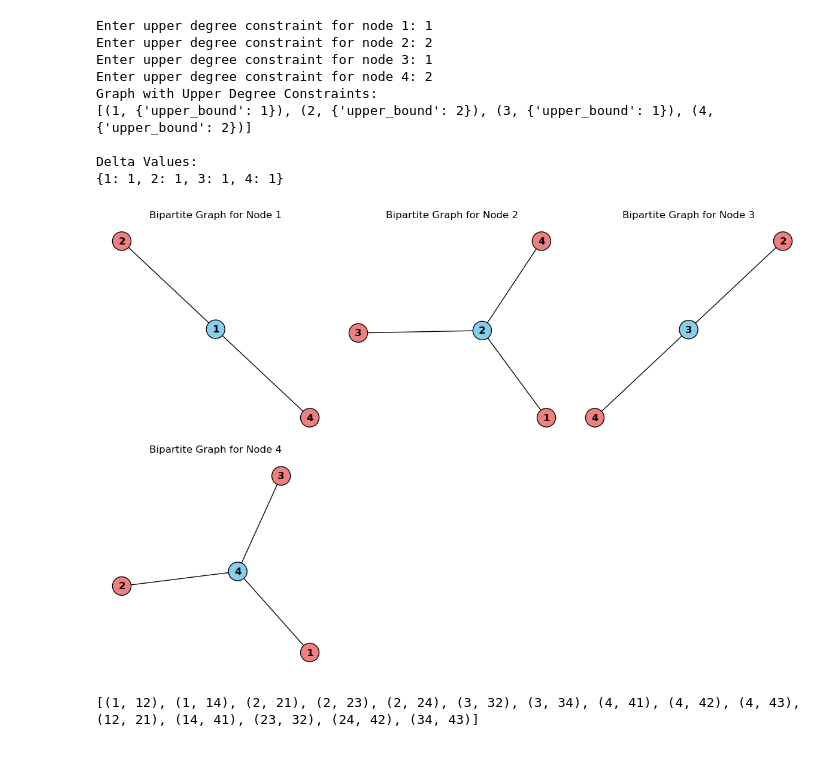
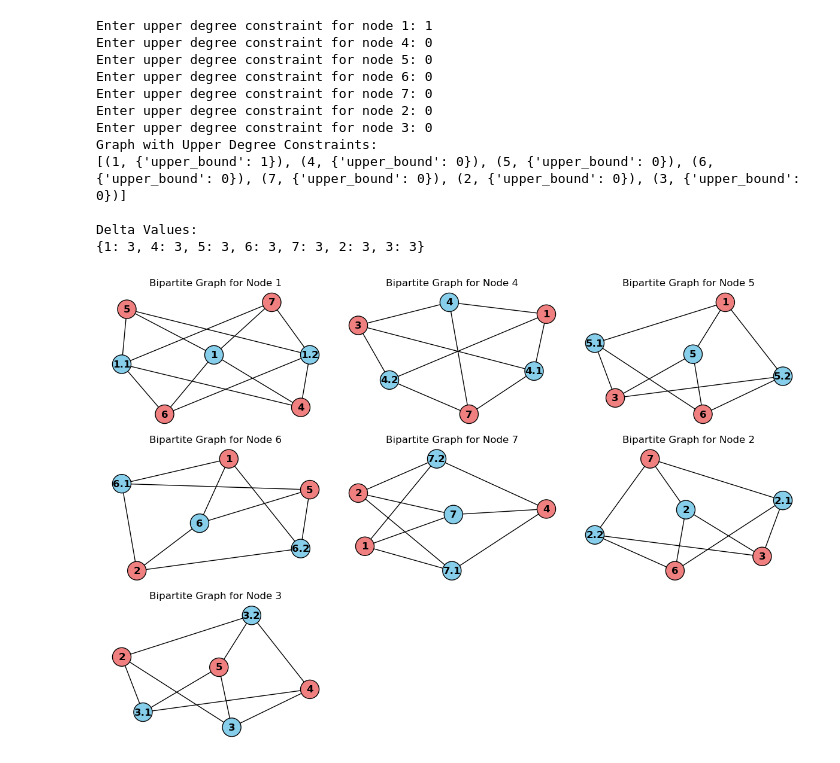
Before and after one commit to vinothvk99/Defensive-Alliance-with-Signed-Graph, a Jupyter notebook: Meeting_4/UDCS.ipynb, the cells around one changed output. Cells and saved outputs as stored; diff of their text form; code cells hidden in the pictures.

```diff
--- a/Meeting_4/UDCS.ipynb
+++ b/Meeting_4/UDCS.ipynb
@@ -73,9 +73,11 @@ def create_bipartite_graph(node, delta, degree, grp, graph_dict):
         # checking subgraph edges is same as individual node value
         if primary_edge == node:
             # created edges for entire graph
+#             edge = (primary_edge, (str(node) +"->"+ str(secondary_edge)))
             edge = (primary_edge, int(str(node) + str(secondary_edge)))
         else:
             # created edges for entire graph
+#             edge = (primary_edge, (str(node) +"->"+ str(secondary_edge)))
             edge = (primary_edge, int(str(node) + str(secondary_edge)))
 
         #appending edges
@@ -83,12 +85,12 @@ def create_bipartite_graph(node, delta, degree, grp, graph_dict):
     return (bipartite_graph, node)
 
 
-def display_all_bipartite_graphs(bipartite_graphs):
+def display_all_bipartite_graphs(bipartite_graphs, n):
 
     plt.figure(figsize=(12, 8))
 
     for i, (bipartite_graph, node) in enumerate(bipartite_graphs):
-        plt.subplot(2, 3, i + 1)
+        plt.subplot(int(len(n)/2), 3, i + 1)
         pos = nx.spring_layout(bipartite_graph)
         nx.draw(bipartite_graph, pos, with_labels=True, font_weight='bold', node_color=['skyblue' if bipartite == 0 else 'lightcoral' for bipartite in nx.get_node_attributes(bipartite_graph, 'bipartite').values()], node_size=500, edgecolors='black', linewidths=1.0)
         plt.title(f"Bipartite Graph for Node {node}")
@@ -97,7 +99,7 @@ def display_all_bipartite_graphs(bipartite_graphs):
     plt.show()
 # %%
 # Create the graph
-original_graph = [(1,2),(2,3),(3,4),(4,1),(4,2)]
+original_graph = [(1,4),(1,5),(1,6),(1,7),(2,3),(2,6),(2,7),(3,4),(3,5),(4,7),(5,6)]
 my_graph = create_graph(original_graph)
 
 # Making dictionary for other purpose
@@ -132,51 +134,29 @@ print("\nDelta Values:")
 print(delta_values_dict)
 # %% [output]
 Enter upper degree constraint for node 1: 1
-Enter upper degree constraint for node 2: 2
-Enter upper degree constraint for node 3: 1
-Enter upper degree constraint for node 4: 2
+Enter upper degree constraint for node 4: 0
+Enter upper degree constraint for node 5: 0
+Enter upper degree constraint for node 6: 0
+Enter upper degree constraint for node 7: 0
+Enter upper degree constraint for node 2: 0
+Enter upper degree constraint for node 3: 0
 Graph with Upper Degree Constraints:
-[(1, {'upper_bound': 1}), (2, {'upper_bound': 2}), (3, {'upper_bound': 1}), (4, {'upper_bound': 2})]
+[(1, {'upper_bound': 1}), (4, {'upper_bound': 0}), (5, {'upper_bound': 0}), (6, {'upper_bound': 0}), (7, {'upper_bound': 0}), (2, {'upper_bound': 0}), (3, {'upper_bound': 0})]
 
 Delta Values:
-{1: 1, 2: 1, 3: 1, 4: 1}
+{1: 3, 4: 3, 5: 3, 6: 3, 7: 3, 2: 3, 3: 3}
 # %%
 # list to combine edges from original and sub graphs
 grp = []
 
 # Create bipartite graphs for each vertex
 bipartite_graphs = [create_bipartite_graph(node,
                                            delta_values_dict[node],
                                            my_graph.degree(node),
                                            grp,
                                            graph_dict) for node in my_graph.nodes()]
 
 # Display individual bipartite graphs
-display_all_bipartite_graphs(bipartite_graphs)
+display_all_bipartite_graphs(bipartite_graphs,  my_graph.nodes())
 # %% [output]
-[figure, old version]
+[figure, new version]
-# %%
-
-
-# Create a dictionary to store mappings
-mapping_bipartite_graph = []
-
-rev_nodes = []
-
-# Iterate through the list to build mappings
-for node1, node2 in grp:
-    rev_node = int(str(node2)[::-1])
-    edge_set = (node2, rev_node)
-    if rev_node not in rev_nodes:
-        if edge_set not in mapping_bipartite_graph:
-            mapping_bipartite_graph.append((node2, rev_node))
-            rev_nodes.append(rev_node)
-            rev_nodes.append(node2)
-
-
-for edges in mapping_bipartite_graph:
-    grp.append(edges)
-
-print(grp)
-# %% [output]
-[(1, 12), (1, 14), (2, 21), (2, 23), (2, 24), (3, 32), (3, 34), (4, 41), (4, 42), (4, 43), (12, 21), (14, 41), (23, 32), (24, 42), (34, 43)]
```
Also changed, not shown: parts of 4 cells of this notebook.
